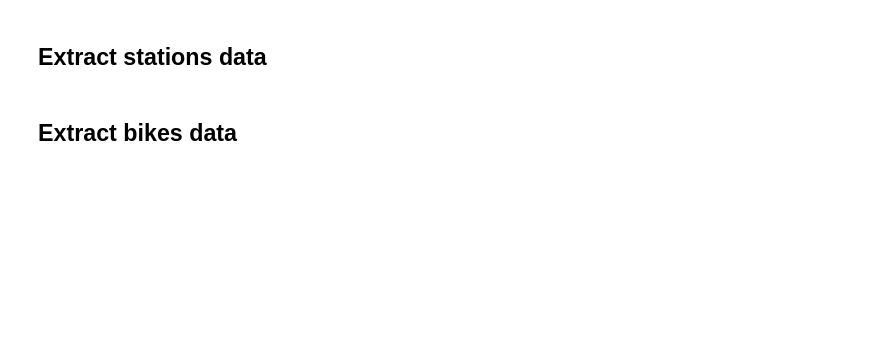
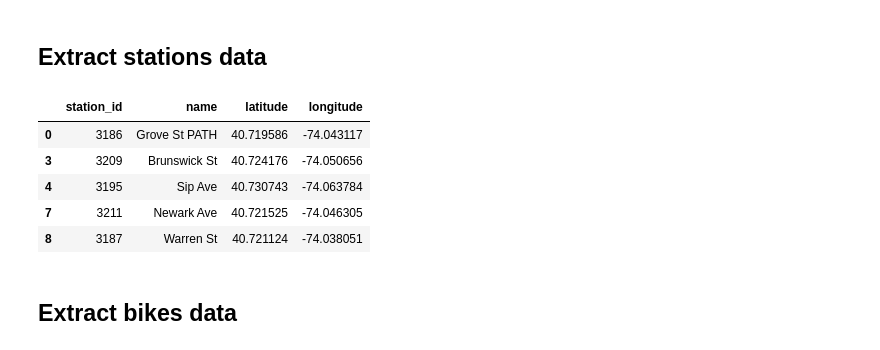
Before and after one commit to Kristian0703/bikes_rentals_project, a Jupyter notebook: analysis/analysis.ipynb, the cells around one changed output. Saved outputs shown, nothing was run; the diff lists cells and outputs as text; code cells hidden in the pictures; blank space fills up the shorter version.

```diff
--- a/analysis/analysis.ipynb
+++ b/analysis/analysis.ipynb
@@ -97,13 +128,24 @@ trips_df = citibike_df[['Trip Id', 'Start Time', 'Stop Time', 'Trip Duration Min
 # %%
 start_stations = citibike_df[['Start Station ID', 'Start Station Name',
                               'Start Station Latitude', 'Start Station Longitude']]
 start_stations.columns = ['Station ID', 'Name', 'Latitude', 'Longitude']
 
 end_stations = citibike_df[['End Station ID', 'End Station Name',
                             'End Station Latitude', 'End Station Longitude']]
 end_stations.columns = ['Station ID', 'Name', 'Latitude', 'Longitude']
 
 stations_df = pd.concat([start_stations, end_stations]).drop_duplicates('Station ID')
+
+stations_df.columns = stations_df.columns.str.lower().str.replace(' ', '_')
+
+stations_df.head()
+# %% [output]
+|  | station_id | name | latitude | longitude |
+| 0 | 3186 | Grove St PATH | 40.719586 | -74.043117 |
+| 3 | 3209 | Brunswick St | 40.724176 | -74.050656 |
+| 4 | 3195 | Sip Ave | 40.730743 | -74.063784 |
+| 7 | 3211 | Newark Ave | 40.721525 | -74.046305 |
+| 8 | 3187 | Warren St | 40.721124 | -74.038051 |
 # %% [markdown]
 ## Extract bikes data
 # %%
```
Also changed, not shown: parts of 22 cells of this notebook, 1 other file.
